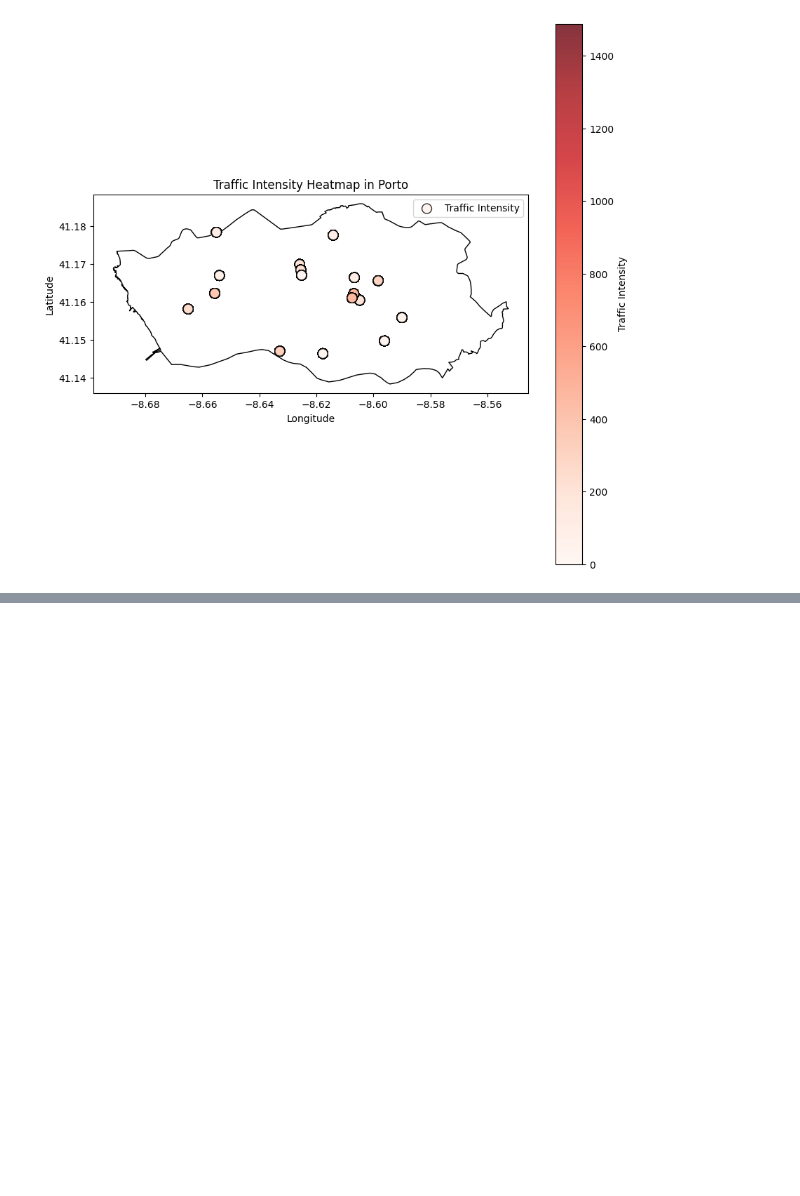
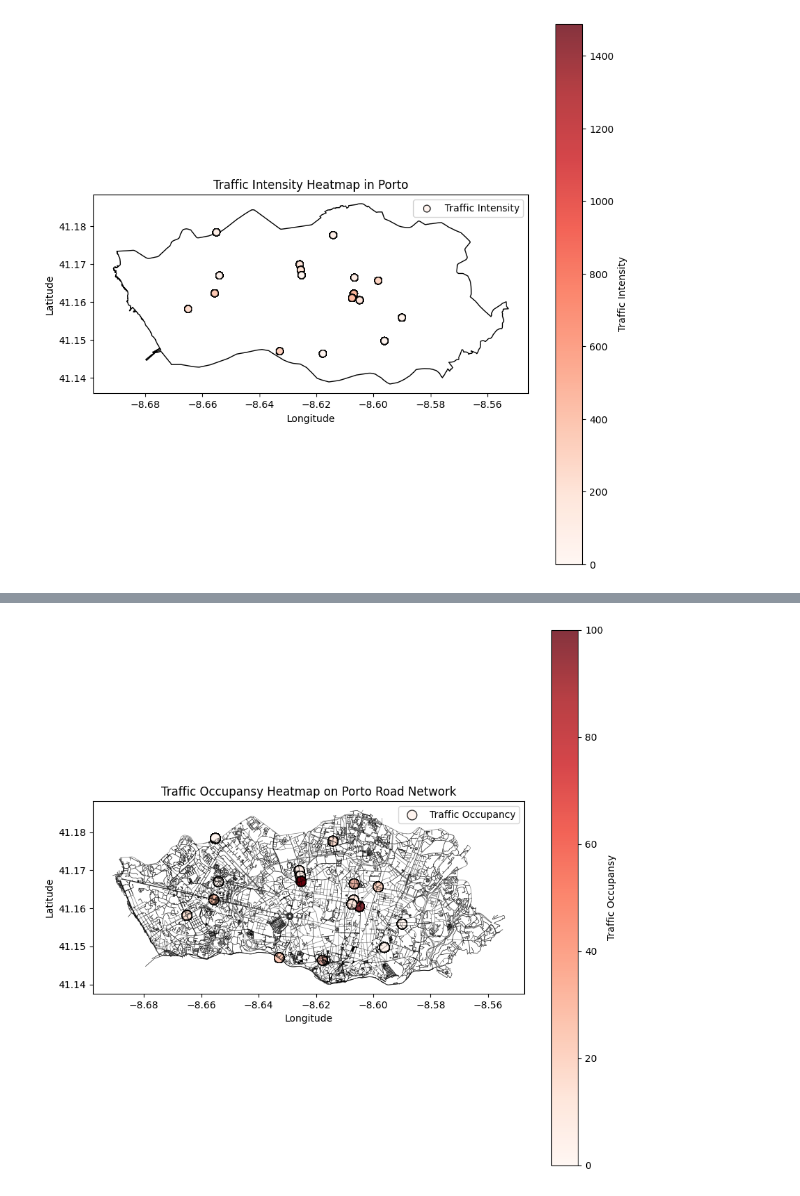
Before and after one commit to duarteoliper/hackacity_2023_submission, a Jupyter notebook: notebooks/traffic_dashboard.ipynb, the cells around one changed output, grey strips where cells are left out. Cells and saved outputs as stored; diff of their text form; code cells hidden in the pictures; blank space fills up the shorter version.

```diff
--- a/notebooks/traffic_dashboard.ipynb
+++ b/notebooks/traffic_dashboard.ipynb
@@ -107,0 +146,36 @@ porto_map.save('porto_traffic_heatmap.html')
+# %%
+
+# Get the road network for Porto from OpenStreetMap
+place_name = "Porto, Portugal"
+graph = ox.graph_from_place(place_name, network_type='all')
+
+# Create a GeoDataFrame from the graph edges
+gdf = ox.graph_to_gdfs(graph, nodes=False, edges=True)
+
+# Plot the road network
+fig, ax = plt.subplots(figsize=(10, 10))
+gdf.plot(ax=ax, linewidth=0.5, color='black', alpha=0.5)  # Plot the streets
+
+# Plot the heatmap for traffic intensity
+sc = ax.scatter(
+    porto_traffic['longitude'],
+    porto_traffic['latitude'],
+    c=porto_traffic['ocupancy'],
+    cmap='Reds',
+    s=100,  # Adjust the size of the points
+    edgecolor='black',
+    alpha=0.8,  # Adjust the transparency
+    label='Traffic Occupancy'
+)
+
+# Add a colorbar
+plt.colorbar(sc, label='Traffic Occupansy')
+
+# Show the plot
+plt.title('Traffic Occupansy Heatmap on Porto Road Network')
+plt.xlabel('Longitude')
+plt.ylabel('Latitude')
+plt.legend()
+plt.show()
+# %% [output]
+[figure, added]
```
Also changed, not shown: parts of 4 cells of this notebook, 3 other files.
